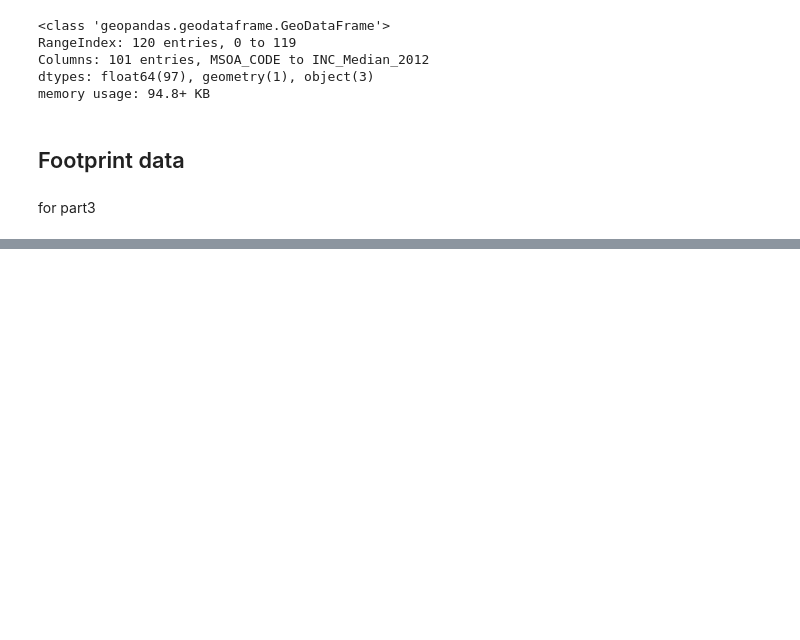
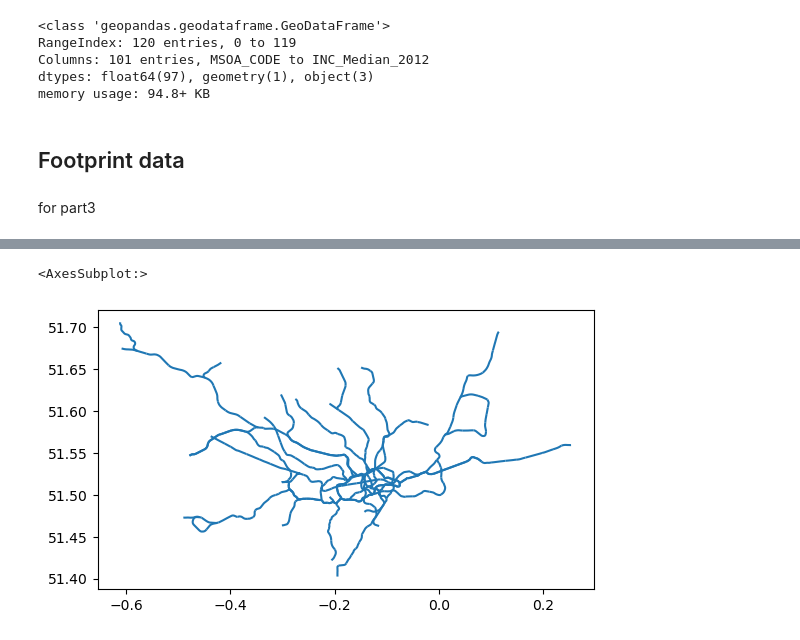
Before and after one commit to X-Fan-Jack/tube-empower-london-regeneration, a Jupyter notebook: data/0_data_factory.ipynb, the cells around one changed output, grey strips where cells are left out. Cells and saved outputs as stored; diff of their text form; code cells hidden in the pictures; blank space fills up the shorter version.

```diff
--- a/data/0_data_factory.ipynb
+++ b/data/0_data_factory.ipynb
@@ -213,0 +216,8 @@ plt.show()
+# %%
+london_tube = gpd.read_file('./london_tube.json')
+# %%
+london_tube.crs
+london_tube.plot()
+# %% [output]
+<AxesSubplot:>
+[figure, added]
```
Also changed, not shown: parts of 3 cells of this notebook, 3 other files.
